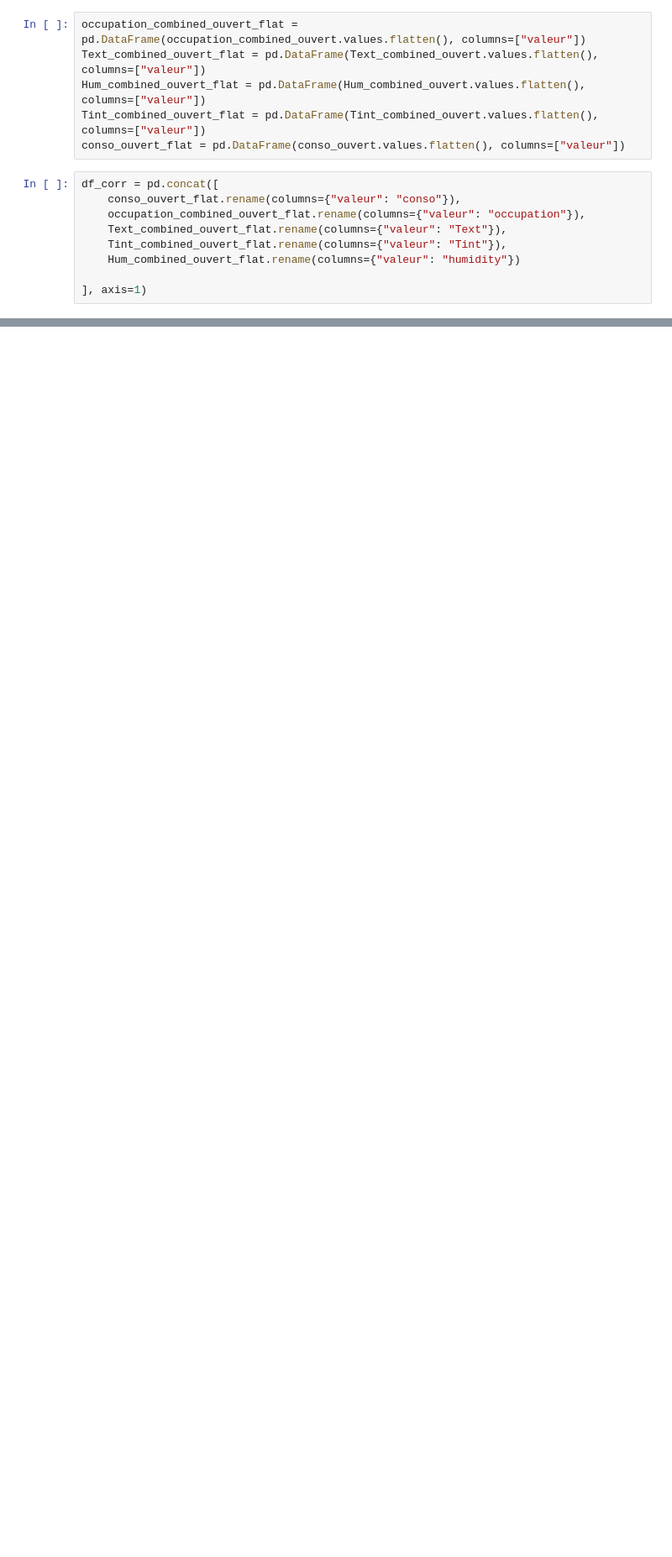
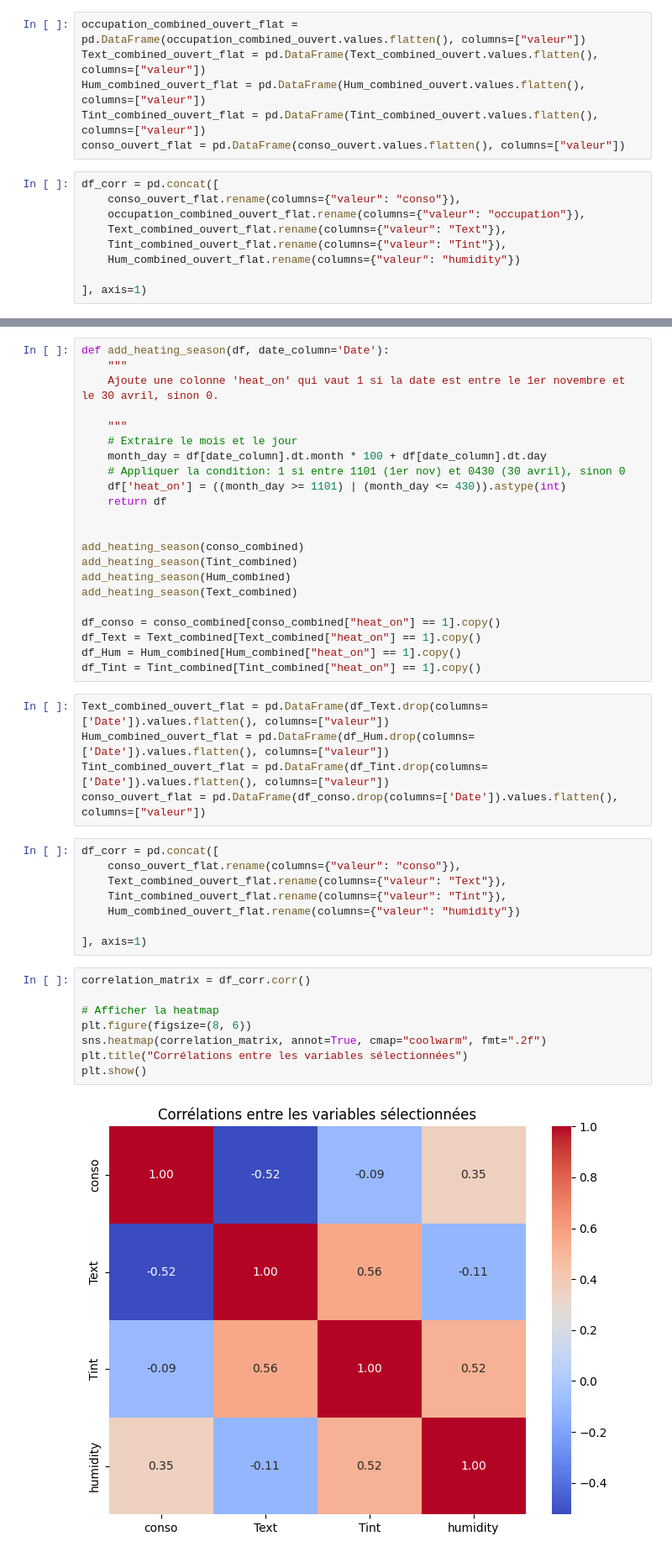
Before and after one commit to toubia-j/pro, a Jupyter notebook: notebooks/correlation.ipynb, the cells around one changed output, grey strips where cells are left out. Shown: that part at 84% size. Drawn from its saved outputs; the diff is of its cells as text; blank space fills up the shorter version.

```diff
--- a/notebooks/correlation.ipynb
+++ b/notebooks/correlation.ipynb
@@ -100,0 +110,45 @@ plt.show()
+# %%
+def add_heating_season(df, date_column='Date'):
+    """
+    Ajoute une colonne 'heat_on' qui vaut 1 si la date est entre le 1er novembre et le 30 avril, sinon 0.
+
+    """
+    # Extraire le mois et le jour
+    month_day = df[date_column].dt.month * 100 + df[date_column].dt.day
+    # Appliquer la condition: 1 si entre 1101 (1er nov) et 0430 (30 avril), sinon 0
+    df['heat_on'] = ((month_day >= 1101) | (month_day <= 430)).astype(int)
+    return df
+
+
+add_heating_season(conso_combined)
+add_heating_season(Tint_combined)
+add_heating_season(Hum_combined)
+add_heating_season(Text_combined)
+
+df_conso = conso_combined[conso_combined["heat_on"] == 1].copy()
+df_Text = Text_combined[Text_combined["heat_on"] == 1].copy()
+df_Hum = Hum_combined[Hum_combined["heat_on"] == 1].copy()
+df_Tint = Tint_combined[Tint_combined["heat_on"] == 1].copy()
+# %%
+Text_combined_ouvert_flat = pd.DataFrame(df_Text.drop(columns=['Date']).values.flatten(), columns=["valeur"])
+Hum_combined_ouvert_flat = pd.DataFrame(df_Hum.drop(columns=['Date']).values.flatten(), columns=["valeur"])
+Tint_combined_ouvert_flat = pd.DataFrame(df_Tint.drop(columns=['Date']).values.flatten(), columns=["valeur"])
+conso_ouvert_flat = pd.DataFrame(df_conso.drop(columns=['Date']).values.flatten(), columns=["valeur"])
+# %%
+df_corr = pd.concat([
+    conso_ouvert_flat.rename(columns={"valeur": "conso"}),
+    Text_combined_ouvert_flat.rename(columns={"valeur": "Text"}),
+    Tint_combined_ouvert_flat.rename(columns={"valeur": "Tint"}),
+    Hum_combined_ouvert_flat.rename(columns={"valeur": "humidity"})
+
+], axis=1)
+# %%
+correlation_matrix = df_corr.corr()
+
+# Afficher la heatmap
+plt.figure(figsize=(8, 6))
+sns.heatmap(correlation_matrix, annot=True, cmap="coolwarm", fmt=".2f")
+plt.title("Corrélations entre les variables sélectionnées")
+plt.show()
+# %% [output]
+[figure, added]
```
Also changed, not shown: parts of 3 cells of this notebook, 9 other files.
